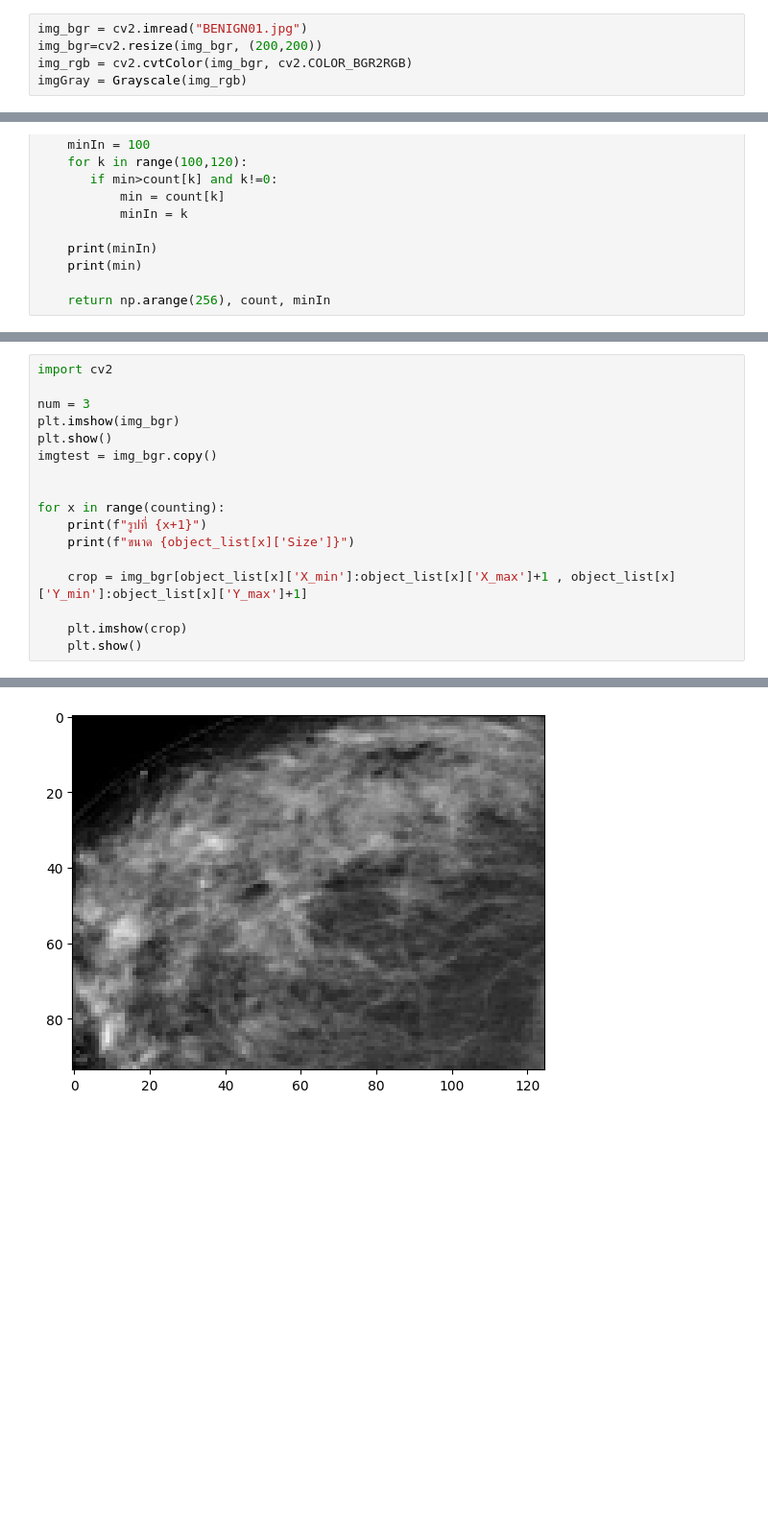
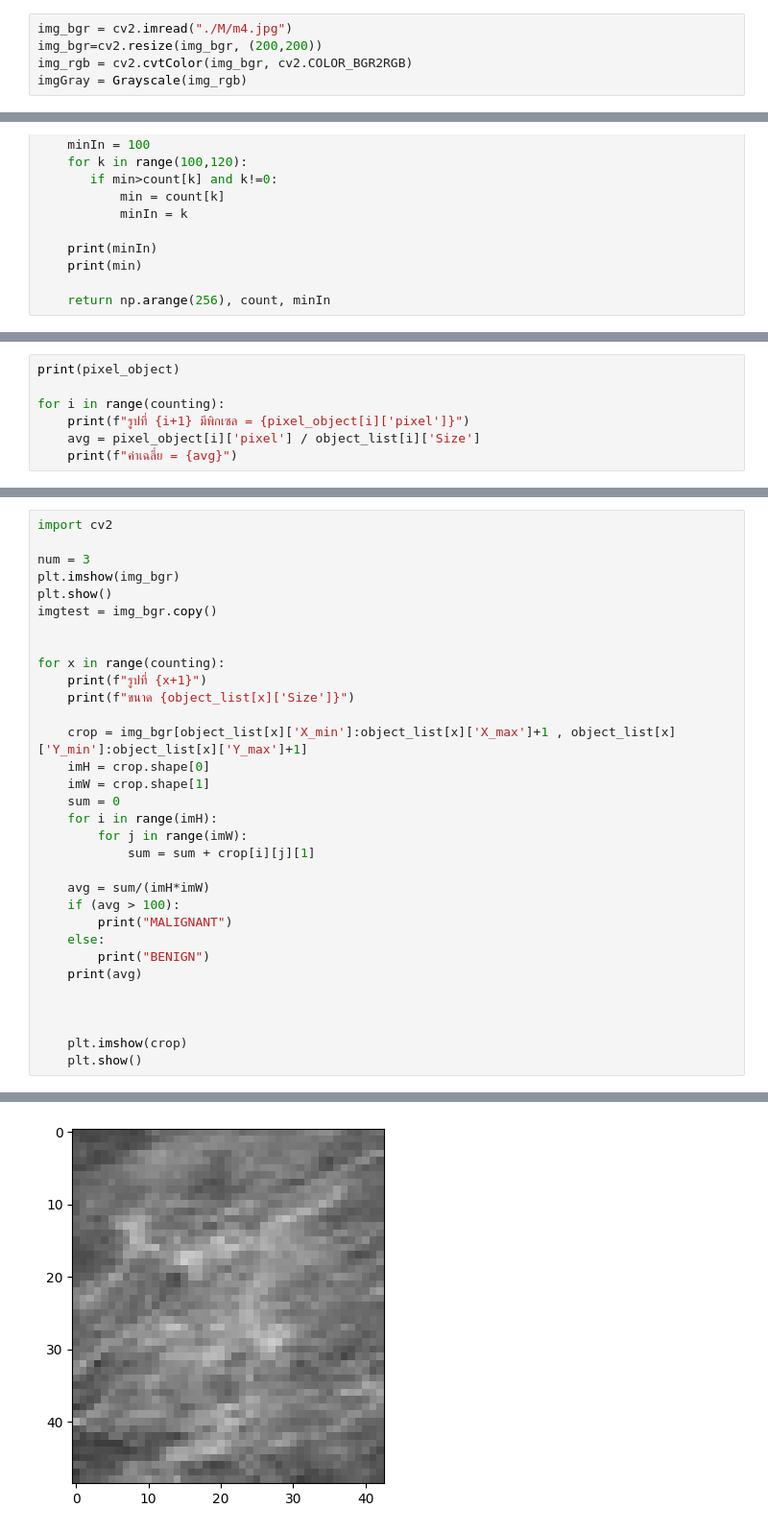
Before and after one commit to iristap/project_DIP, a Jupyter notebook: project_DIP.ipynb, the cells around one changed output, grey strips where cells are left out. Shown at 96% size. Cells and saved outputs as stored; diff of their text form; blank space fills up the shorter version.

```diff
--- a/project_DIP.ipynb
+++ b/project_DIP.ipynb
@@ -14,7 +14,7 @@ def Grayscale(img):
             img_out[i][j][0] = img_out[i][j][1] = img_out[i][j][2] = img[i][j][1]
     return img_out
 # %%
-img_bgr = cv2.imread("BENIGN01.jpg")
+img_bgr = cv2.imread("./M/m4.jpg")
 img_bgr=cv2.resize(img_bgr, (200,200))
 img_rgb = cv2.cvtColor(img_bgr, cv2.COLOR_BGR2RGB)
 imgGray = Grayscale(img_rgb)
@@ -330,0 +274,7 @@ plt.show()
+# %%
+print(pixel_object)
+
+for i in range(counting):
+    print(f"รูปที่ {i+1} มีพิกเซล = {pixel_object[i]['pixel']}")
+    avg = pixel_object[i]['pixel'] / object_list[i]['Size']
+    print(f"ค่าเฉลี่ย = {avg}")
@@ -342,6 +296,21 @@ for x in range(counting):
     print(f"ขนาด {object_list[x]['Size']}")
 
     crop = img_bgr[object_list[x]['X_min']:object_list[x]['X_max']+1 , object_list[x]['Y_min']:object_list[x]['Y_max']+1]
+    imH = crop.shape[0]
+    imW = crop.shape[1]
+    sum = 0
+    for i in range(imH):
+        for j in range(imW):
+            sum = sum + crop[i][j][1]
+
+    avg = sum/(imH*imW)
+    if (avg > 100):
+        print("MALIGNANT")
+    else:
+        print("BENIGN")
+    print(avg)
+
+
 
     plt.imshow(crop)
     plt.show()
@@ -352 +323 @@ for x in range(counting):
-[figure, old version]
+[figure, new version]
```
Also changed, not shown: parts of 8 cells of this notebook.
